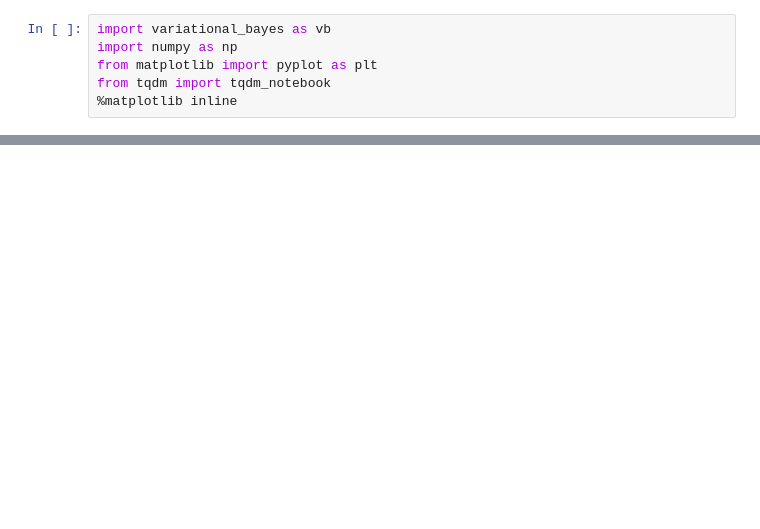
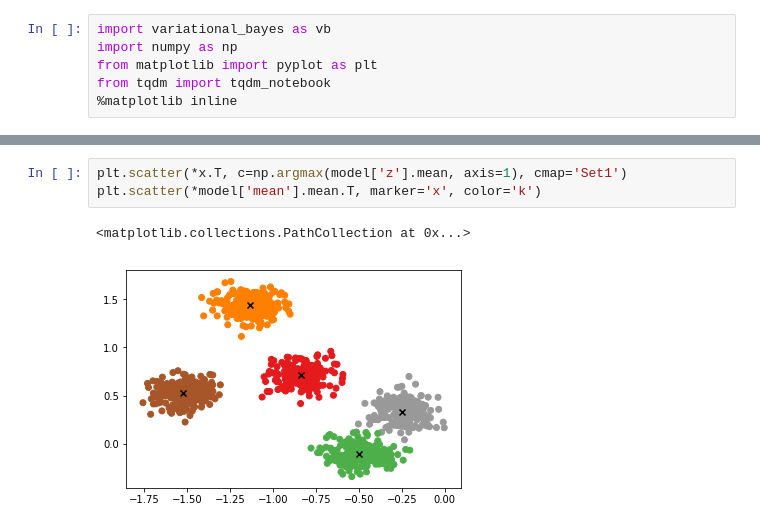
Before and after one commit to tillahoffmann/variational_bayes, a Jupyter notebook: examples/gaussian-mixture-2d.ipynb, the cells around one changed output, grey strips where cells are left out. Drawn from its saved outputs; the diff is of its cells as text; blank space fills up the shorter version.

```diff
--- a/examples/gaussian-mixture-2d.ipynb
+++ b/examples/gaussian-mixture-2d.ipynb
@@ -48 +49,7 @@ plt.imshow(model['z'].mean[np.argsort(z)], aspect='auto')
+# %%
+plt.scatter(*x.T, c=np.argmax(model['z'].mean, axis=1), cmap='Set1')
+plt.scatter(*model['mean'].mean.T, marker='x', color='k')
+# %% [output]
+<matplotlib.collections.PathCollection at 0x...>
+[figure, added]
 # %%
```
Also changed, not shown: parts of 4 cells of this notebook, 3 other files.
